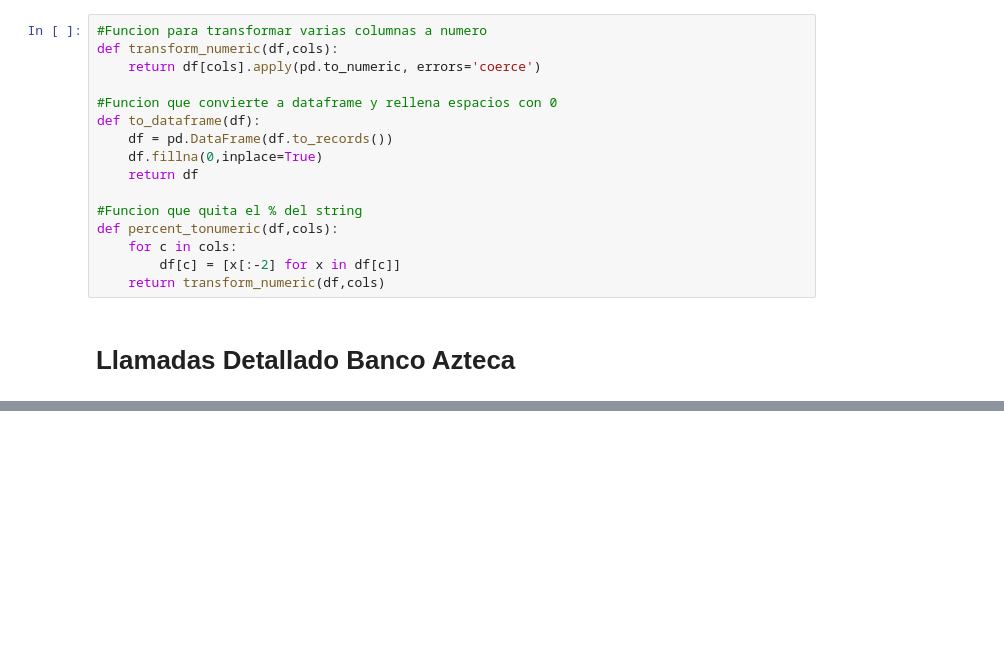
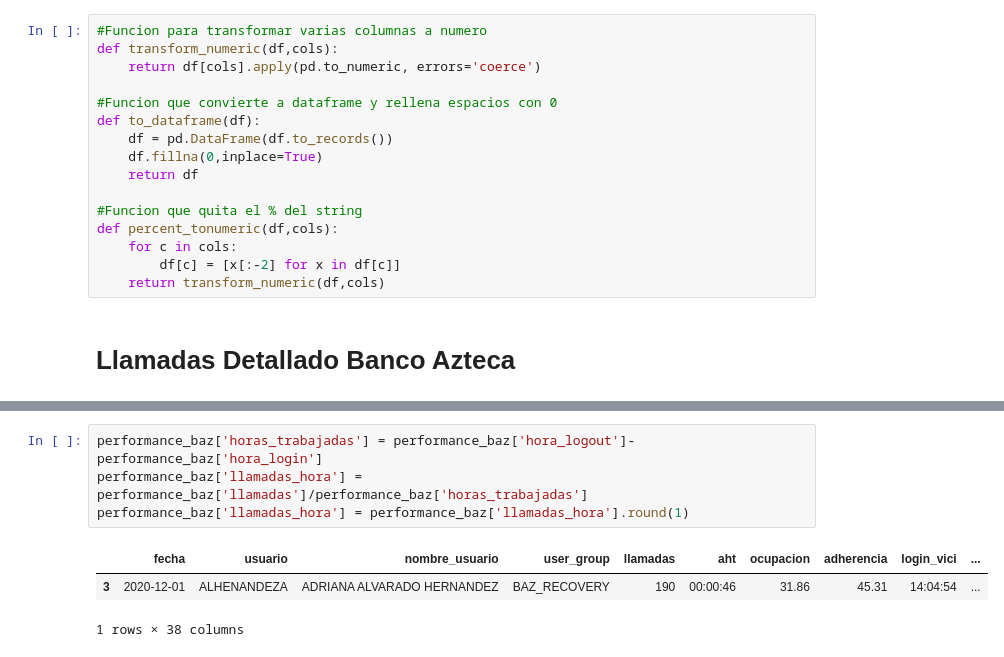
Before and after one commit to ericklopz1097/Profesionales-en-Recuperacion, a Jupyter notebook: ControlGestorBaz.ipynb, the cells around one changed output, grey strips where cells are left out. Cells and saved outputs as stored; diff of their text form; blank space fills up the shorter version.

```diff
--- a/ControlGestorBaz.ipynb
+++ b/ControlGestorBaz.ipynb
@@ -88,0 +146,8 @@ llamadas_cred['turno'] = np.where(llamadas_cred['call_time_hour']<=14,'M','V')
+# %%
+performance_baz['horas_trabajadas'] = performance_baz['hora_logout']-performance_baz['hora_login']
+performance_baz['llamadas_hora'] = performance_baz['llamadas']/performance_baz['horas_trabajadas']
+performance_baz['llamadas_hora'] = performance_baz['llamadas_hora'].round(1)
+# %% [output]
+|  | fecha | usuario | nombre_usuario | user_group | llamadas | aht | ocupacion | adherencia | login_vici | ... |
+| 3 | 2020-12-01 | ALHENANDEZA | ADRIANA ALVARADO HERNANDEZ | BAZ_RECOVERY | 190 | 00:00:46 | 31.86 | 45.31 | 14:04:54 | ... |
+1 rows × 38 columns
```
Also changed, not shown: parts of 23 cells of this notebook, 7 other files.
